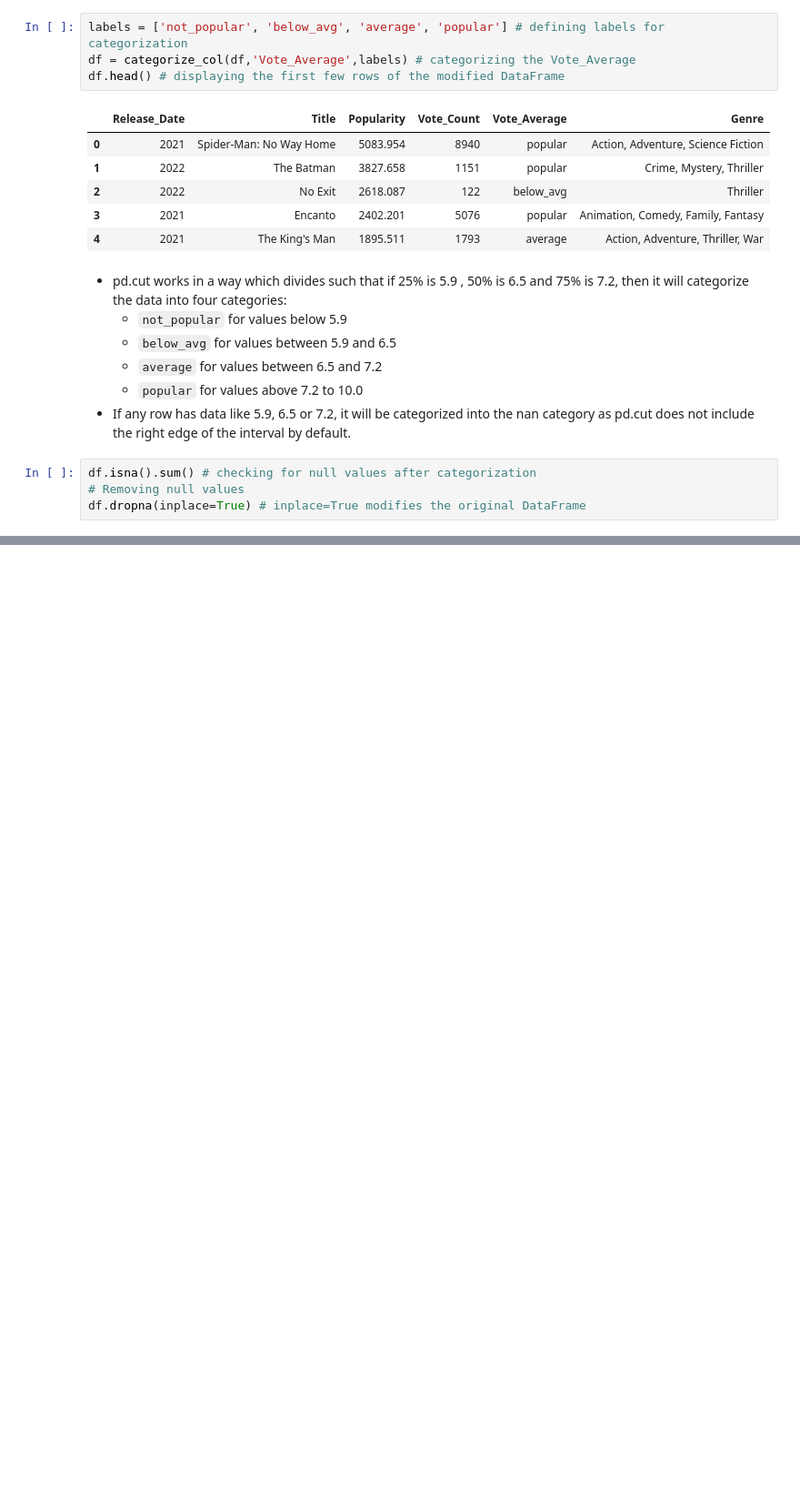
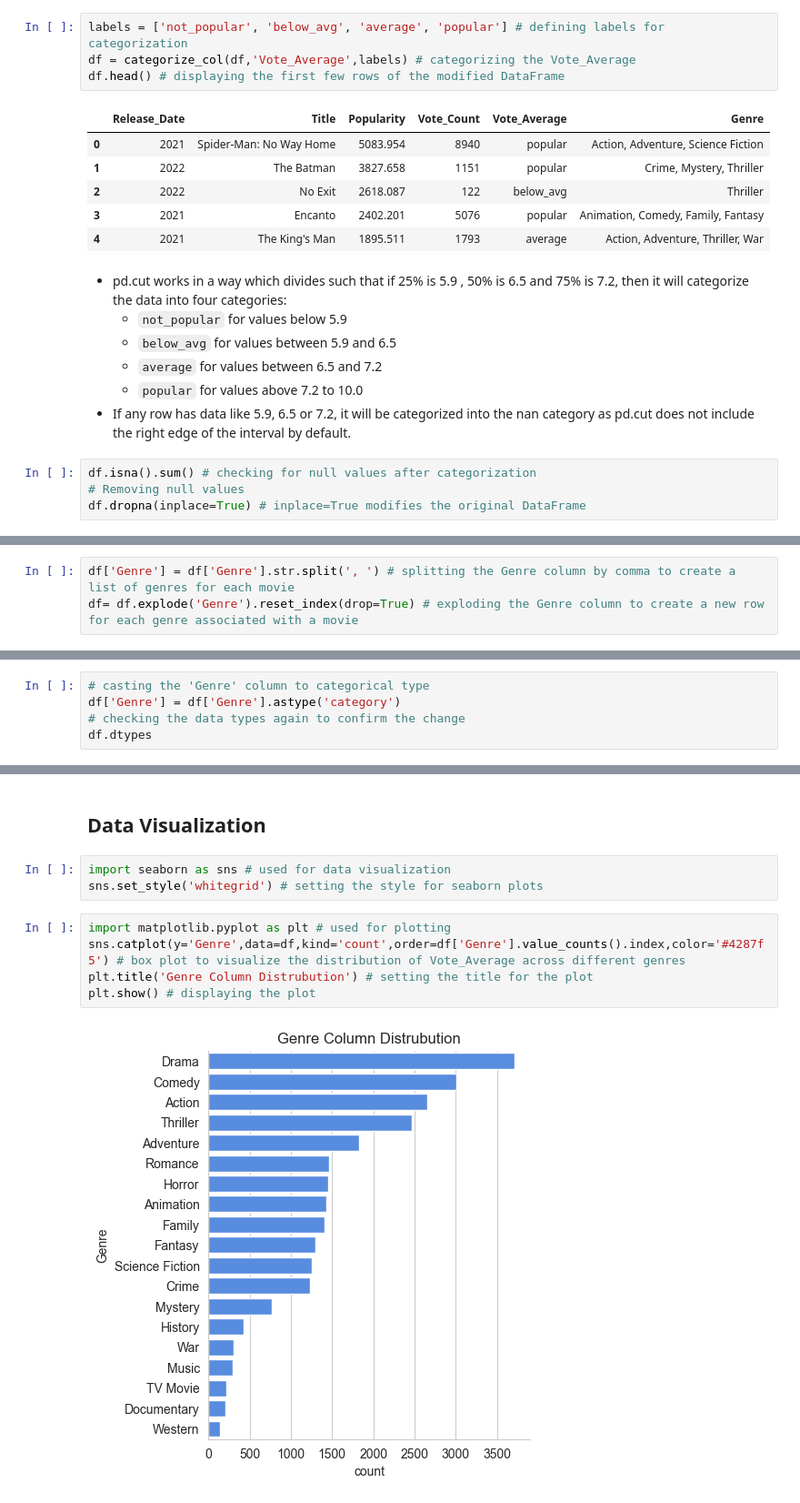
Before and after one commit to shahbhavya7/Machine_Learning_Practices, a Jupyter notebook: Netflix Data Analysis/EDA.ipynb, the cells around one changed output, grey strips where cells are left out. Shown at 91% size. Saved outputs shown, nothing was run; the diff lists cells and outputs as text; blank space fills up the shorter version.

```diff
--- a/Netflix Data Analysis/EDA.ipynb
+++ b/Netflix Data Analysis/EDA.ipynb
@@ -199,0 +203,3 @@ df.dropna(inplace=True) # inplace=True modifies the original DataFrame
+# %%
+df['Genre'] = df['Genre'].str.split(', ') # splitting the Genre column by comma to create a list of genres for each movie
+df= df.explode('Genre').reset_index(drop=True) # exploding the Genre column to create a new row for each genre associated with a movie
@@ -199,0 +229,5 @@ df.dropna(inplace=True) # inplace=True modifies the original DataFrame
+# %%
+# casting the 'Genre' column to categorical type
+df['Genre'] = df['Genre'].astype('category')
+# checking the data types again to confirm the change
+df.dtypes
@@ -199,0 +266,12 @@ df.dropna(inplace=True) # inplace=True modifies the original DataFrame
+# %% [markdown]
+## Data Visualization
+# %%
+import seaborn as sns # used for data visualization
+sns.set_style('whitegrid') # setting the style for seaborn plots
+# %%
+import matplotlib.pyplot as plt # used for plotting
+sns.catplot(y='Genre',data=df,kind='count',order=df['Genre'].value_counts().index,color='#4287f5') # box plot to visualize the distribution of Vote_Average across different genres
+plt.title('Genre Column Distrubution') # setting the title for the plot
+plt.show() # displaying the plot
+# %% [output]
+[figure, added]
```
Also changed, not shown: parts of 13 cells of this notebook.
